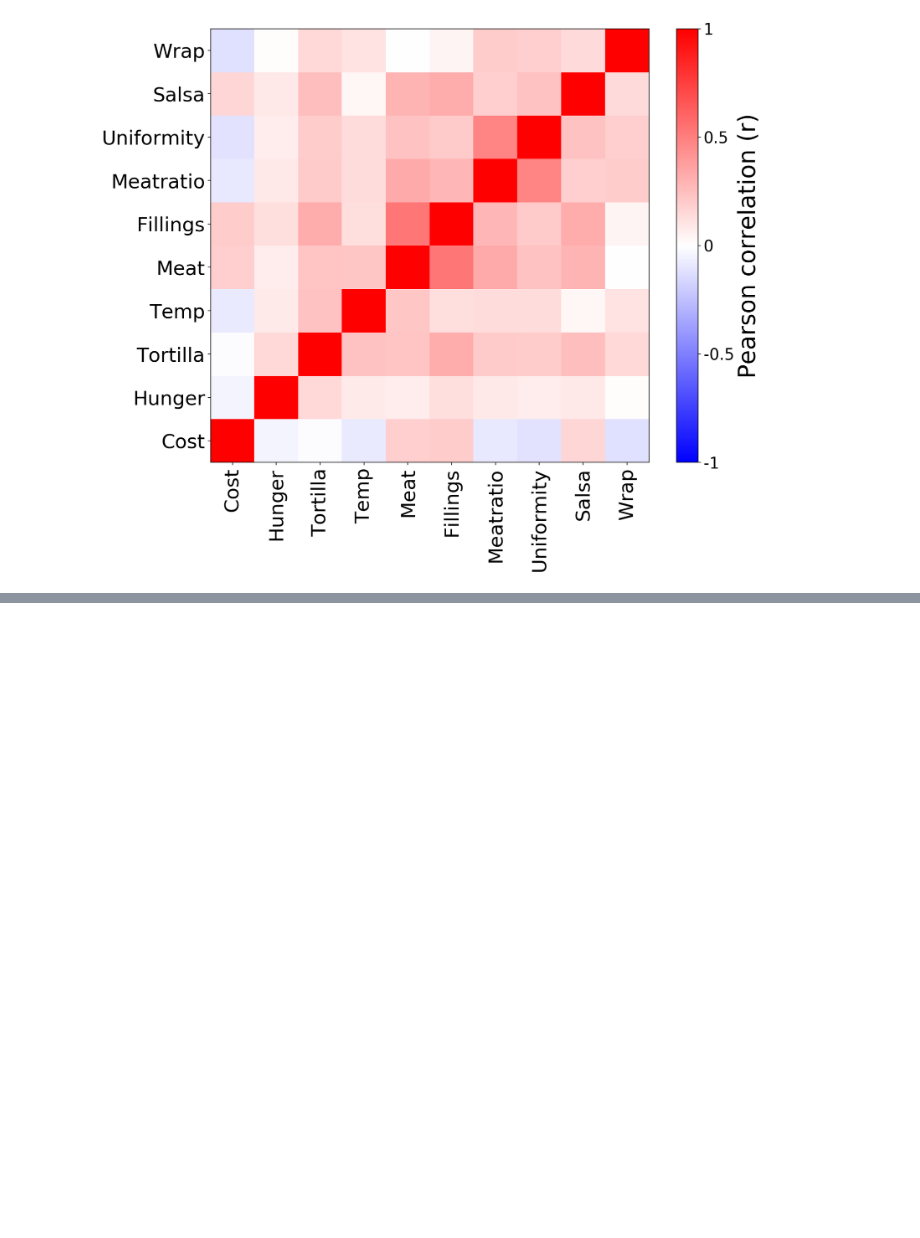
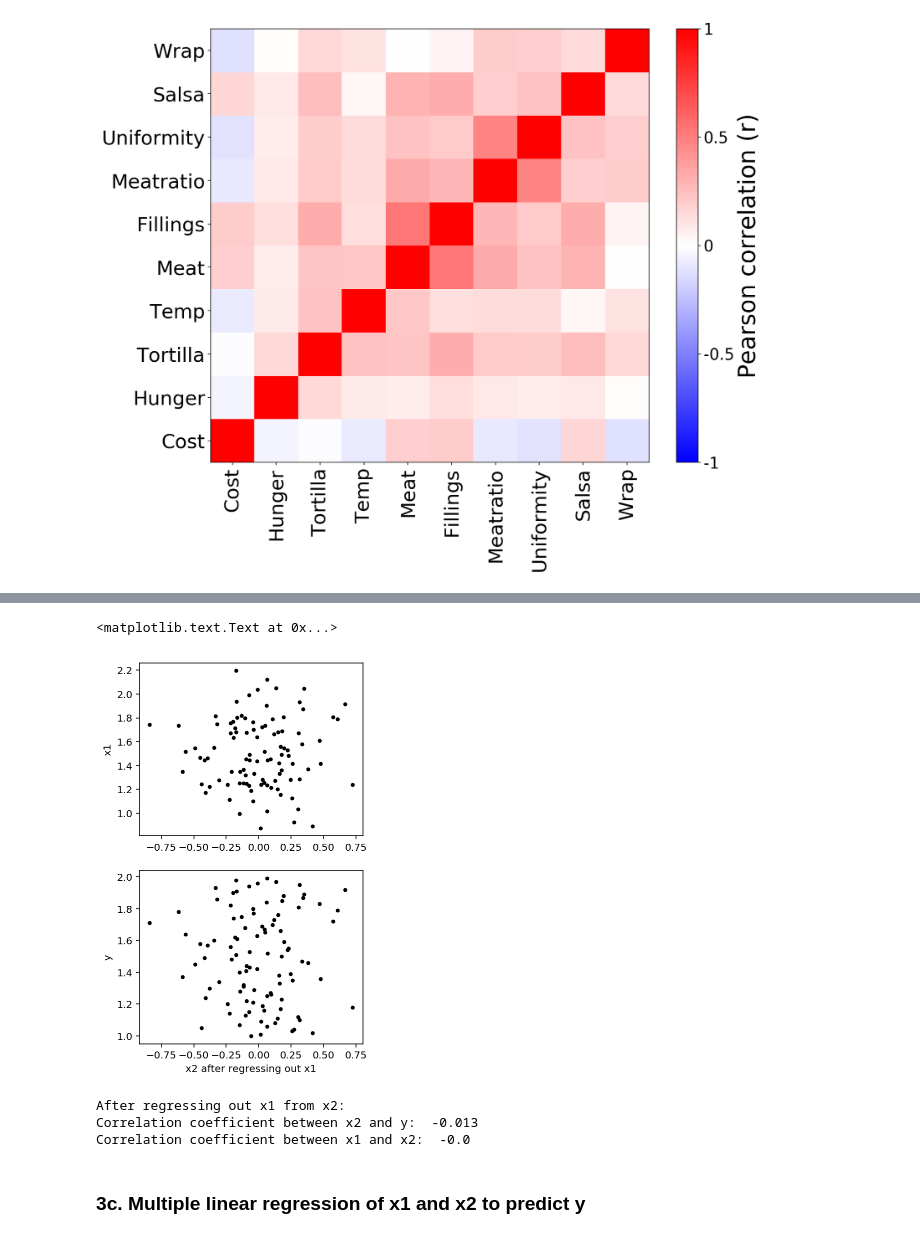
Before and after one commit to srcole/qwm, a Jupyter notebook: misc/COGS108_Multiple Linear Regression and Collinearity.ipynb, the cells around one changed output, grey strips where cells are left out. Saved outputs shown, nothing was run; the diff lists cells and outputs as text; code cells hidden in the pictures; blank space fills up the shorter version.

```diff
--- a/misc/COGS108_Multiple Linear Regression and Collinearity.ipynb
+++ b/misc/COGS108_Multiple Linear Regression and Collinearity.ipynb
@@ -284,0 +319,32 @@ plt.plot(df['Cost'],df['overall'],'k.',alpha=.2)
+# %%
+# Regress out features
+def regress_out(x,y):
+    """Regress x out of y to get a new y value"""
+    A = np.vstack([x, np.ones(len(x))]).T
+    m, b = np.linalg.lstsq(A, y)[0]
+    return y - b - x*m
+
+x2b = regress_out(x1, x2)
+# %%
+# Visualize relationships with x2 after regressing out x1
+plt.figure(figsize=(4,7))
+plt.subplot(2,1,1)
+plt.plot(x2b,x1,'k.')
+plt.ylabel('x1')
+plt.subplot(2,1,2)
+plt.plot(x2b,y,'k.')
+plt.ylabel('y')
+plt.xlabel('x2 after regressing out x1')
+# %% [output]
+<matplotlib.text.Text at 0x...>
+[figure, added]
+# %%
+print('After regressing out x1 from x2:')
+print('Correlation coefficient between x2 and y: ', np.round(sp.stats.pearsonr(x2b,y)[0],3))
+print('Correlation coefficient between x1 and x2: ', np.round(sp.stats.pearsonr(x1,x2b)[0],3))
+# %% [output]
+After regressing out x1 from x2:
+Correlation coefficient between x2 and y:  -0.013
+Correlation coefficient between x1 and x2:  -0.0
+# %% [markdown]
+### 3c. Multiple linear regression of x1 and x2 to predict y
```
Also changed, not shown: parts of 21 cells of this notebook.
